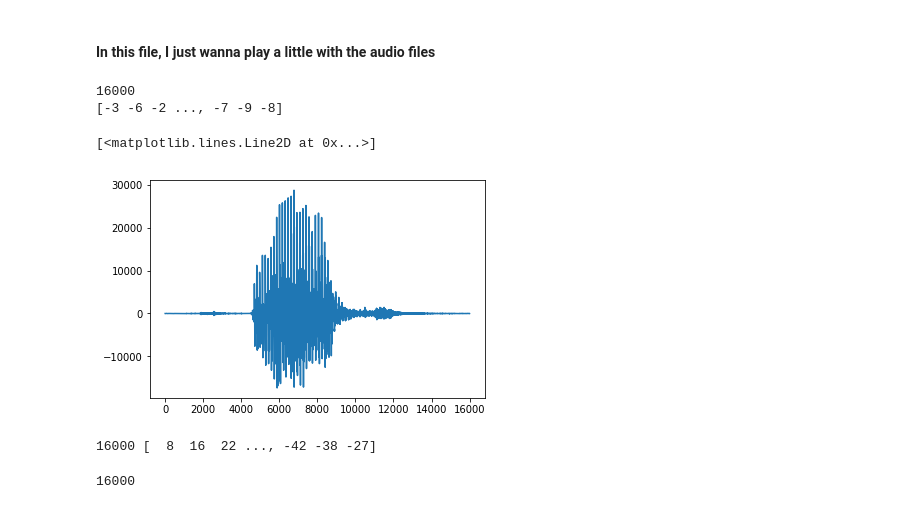
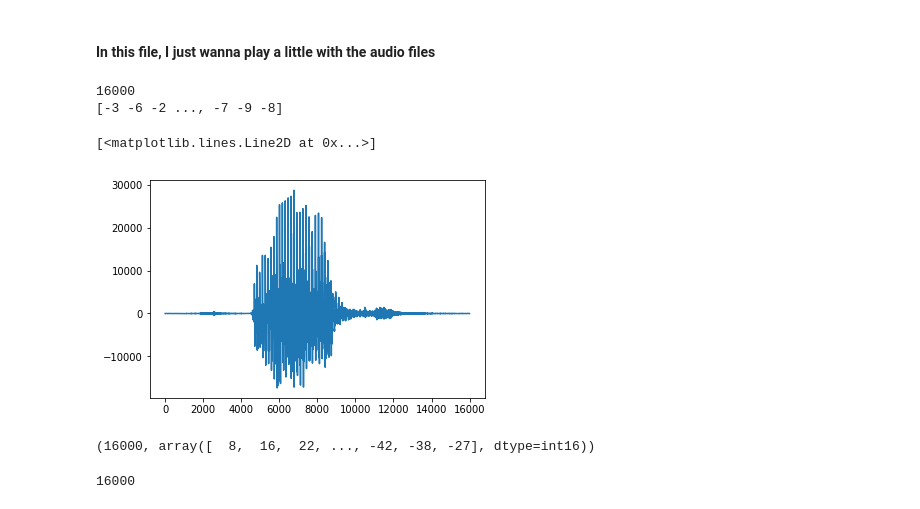
Before and after one commit to PKUGoodSpeed/Kaggle-TensorFlowSpeechRecognition, a Jupyter notebook: pkugoodspeed/creeps/audio_test.ipynb, the cells around one changed output. Cells and saved outputs as stored; diff of their text form; code cells hidden in the pictures.

```diff
--- a/pkugoodspeed/creeps/audio_test.ipynb
+++ b/pkugoodspeed/creeps/audio_test.ipynb
@@ -27,22 +24,22 @@ import plotly.graph_objs as go
 import plotly.tools as tls
 import pandas as pd
 # %%
-test_path = '/Users/goodspeed/Documents/Kaggles/Kaggle-TensorFlowSpeechRecognition/pkugoodspeed/data/test/audio'
+test_path = '../data/test/audio'
 fname = 'clip_800326f00.wav'
 rate, samples = wavfile.read(test_path + '/' + fname)
 print(rate)
 print(samples)
 plt.plot(samples)
 # %% [output]
 16000
 [-3 -6 -2 ..., -7 -9 -8]
 [<matplotlib.lines.Line2D at 0x...>]
-[figure, old version]
+[figure, new version]
 # %%
 r2, s2 = wavfile.read(test_path + '/' + 'clip_bf7787f42.wav')
 print (r2, s2)
 # %% [output]
-16000 [  8  16  22 ..., -42 -38 -27]
+(16000, array([  8,  16,  22, ..., -42, -38, -27], dtype=int16))
 # %%
 print(len(samples))
 # %% [output]
```
Also changed, not shown: parts of 3 cells of this notebook, 19 other files.
